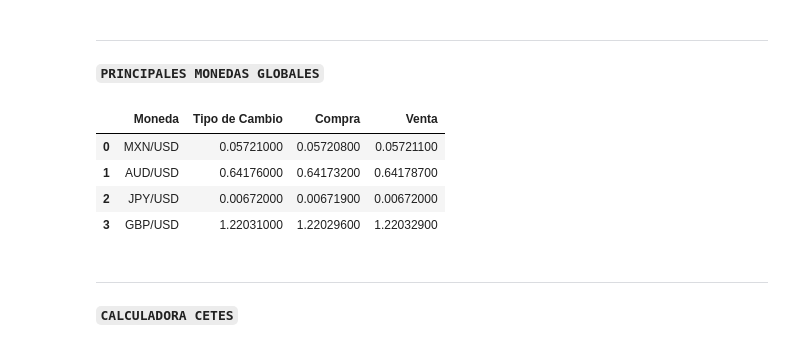
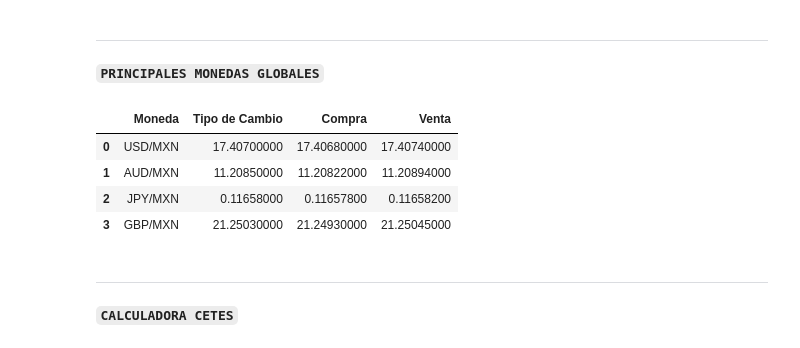
Before and after one commit to PauloVilla/Coyuntura-economica-financiera, a Jupyter notebook: Visualizaciones_Dashboard.ipynb, the cells around one changed output. Saved outputs shown, nothing was run; the diff lists cells and outputs as text; code cells hidden in the pictures.

```diff
--- a/Visualizaciones_Dashboard.ipynb
+++ b/Visualizaciones_Dashboard.ipynb
@@ -144,37 +148,37 @@ Incluso si los datos están cifrados, los exploradores de blockchain pueden cump
 ___
 **`PRINCIPALES MONEDAS GLOBALES`**
 # %%
-vs_currency = 'USD'
-currencies = ['MXN','AUD','JPY', 'GBP']
+vs_currency = 'MXN'
+currencies = ['USD','AUD','JPY', 'GBP']
 
 currency_names = []
 exchange_rate = {}
 bid_price = {}
 ask_price ={}
 
 for c in currencies:
     url = f"https://www.alphavantage.co/query?function=CURRENCY_EXCHANGE_RATE&from_currency={c}&to_currency={vs_currency}&apikey={a_v_token}"
     r = requests.get(url)
     data = r.json()
     data = data['Realtime Currency Exchange Rate']
     currency_names.append(f"{c}/{vs_currency}")
     exchange_rate[c] = data['5. Exchange Rate']
     bid_price[c] = data['8. Bid Price']
     ask_price[c] = data['9. Ask Price']
 
 df = pd.DataFrame({
             'Moneda': currency_names,
             'Tipo de Cambio': exchange_rate.values(),
             'Compra': bid_price.values(),
             'Venta': ask_price.values()
     })
 df
 # %% [output]
 |  | Moneda | Tipo de Cambio | Compra | Venta |
-| 0 | MXN/USD | 0.05721000 | 0.05720800 | 0.05721100 |
-| 1 | AUD/USD | 0.64176000 | 0.64173200 | 0.64178700 |
-| 2 | JPY/USD | 0.00672000 | 0.00671900 | 0.00672000 |
-| 3 | GBP/USD | 1.22031000 | 1.22029600 | 1.22032900 |
+| 0 | USD/MXN | 17.40700000 | 17.40680000 | 17.40740000 |
+| 1 | AUD/MXN | 11.20850000 | 11.20822000 | 11.20894000 |
+| 2 | JPY/MXN | 0.11658000 | 0.11657800 | 0.11658200 |
+| 3 | GBP/MXN | 21.25030000 | 21.24930000 | 21.25045000 |
 # %% [markdown]
 ___
 
```
Also changed, not shown: parts of 5 cells of this notebook.
